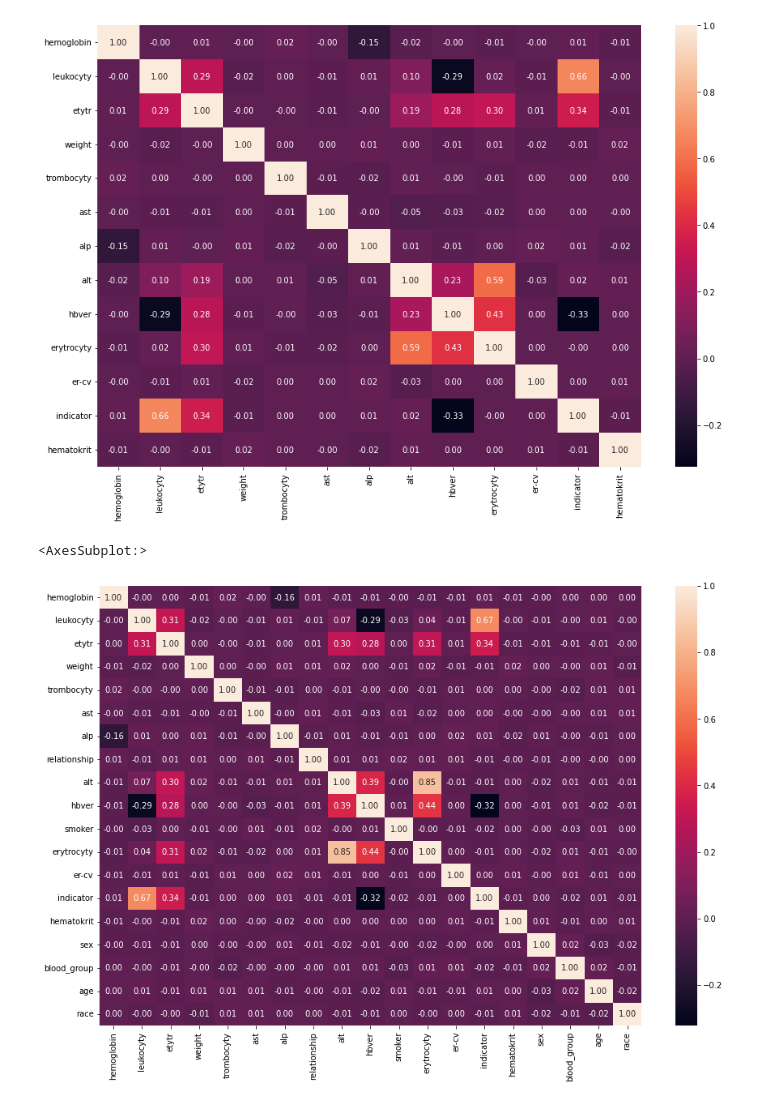
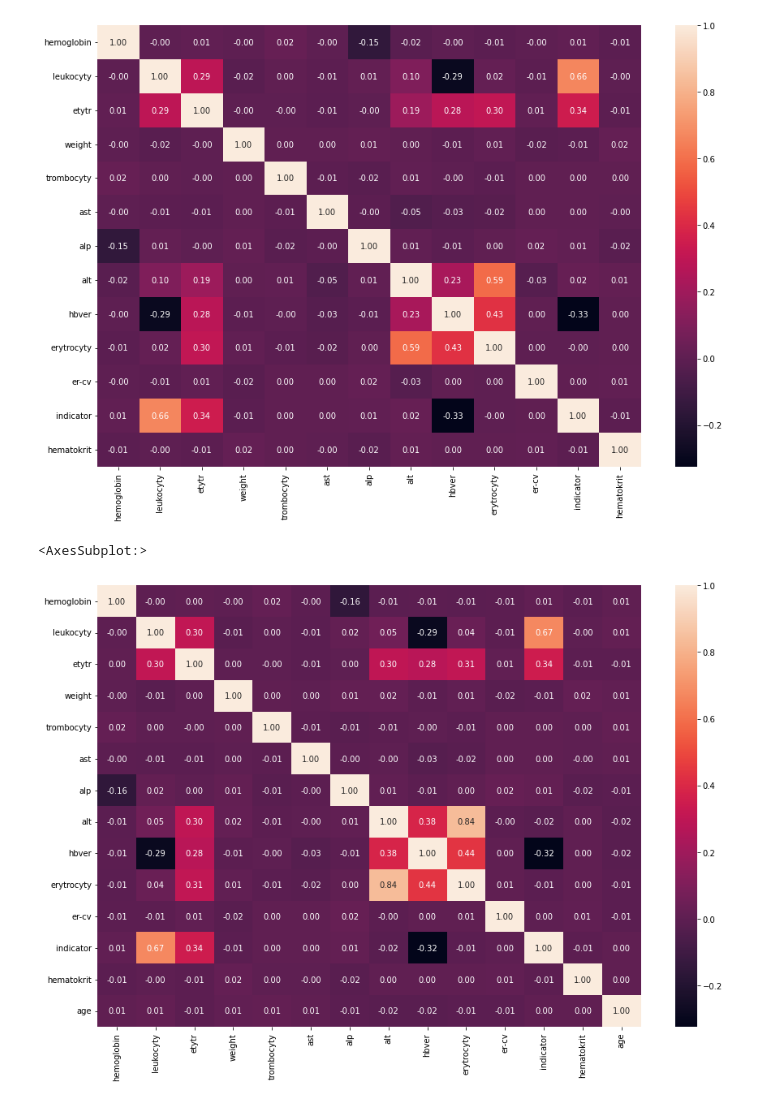
Before and after one commit to Matovic/Chronic-Lymphocytic-Leukemia, a Jupyter notebook: src/2_data_pre-processing/2-DPP.ipynb, the cells around one changed output. Saved outputs shown, nothing was run; the diff lists cells and outputs as text; code cells hidden in the pictures.

Commit message:
Update pipeline with EDA

```diff
--- a/src/2_data_pre-processing/2-DPP.ipynb
+++ b/src/2_data_pre-processing/2-DPP.ipynb
@@ -1145,0 +1278,3 @@ df_merged.head()
+# %%
+df_merged["hemoglobin"] = powerTransform(df_merged["hemoglobin"])
+df_merged["hemoglobin"].head()
@@ -1282,7 +1431,7 @@ class GetNumericalTransformer(TransformerMixin):
         :param col: col to be transformed
         :param what: dictionary, transform based on this
         :param category: change type based on this
-        :param *args: -
+        :param *args: optional
         """
         self.data = data
         self.col = col
@@ -1536,38 +1724,40 @@ pipeline_obj = Pipeline(
         ('merge', MergeTransformer(df_labor_, df_profiles_, column1 ='ssn', column2 ='name')),
         ('dropCols', DropColsTransformer(df_merged, 'Unnamed: 0_x', 'name', 'ssn', 'Unnamed: 0_y',
                                       'current_location', 'residence', 'address')),
-        ('numSex', GetNumericalTransformer(df_merged, 'sex', {"M": 0, "F": 1}, 'category')),
-        ('numBlood', GetNumericalTransformer(df_merged, 'blood_group', {
+        ('numSex', GetNumericalTransformer(df_merged_, 'sex', {"M": 0, "F": 1}, 'category')),
+        ('numBlood', GetNumericalTransformer(df_merged_, 'blood_group', {
                 "A+": 1,"A-": 2, "B+": 3, "B-": 4, "AB+": 5, "AB-": 6, "O+": 7, "O-": 8
             }, 'category')
         ),
-        ('numRepairRace', GetNumericalTransformer(df_merged, 'race', {
+        ('numRepairRace', GetNumericalTransformer(df_merged_, 'race', {
             "blsck": "Black", "black": "Black", "white": "White"})
         ),
-        ('numRace', GetNumericalTransformer(df_merged, 'race', {
+        ('numRace', GetNumericalTransformer(df_merged_, 'race', {
             "White": 1,"Black": 2, "Asian": 3, "Hawaiian": 4, "Indian": 5}, 'category')
         ),
-        ('numSmoker', GetNumericalTransformer(df_merged, 'smoker', {
+        ('numSmoker', GetNumericalTransformer(df_merged_, 'smoker', {
             "no": 0, "N": 0, "yes": 1, "Y": 1}, 'category')
         ),
         ('numAge', GetNumericalTransformer(df_merged, 'birthdate', {}, 'datetime64[ns]')),
-        ('numRelationship', GetNumericalTransformer(df_merged, 'relationship', {
+        ('numRelationship', GetNumericalTransformer(df_merged_, 'relationship', {
             "married": 1, "divoced": 2, "single": 3, "separated": 4, "nop": 5,"widowed": 6}, 'category')
         ),
-        ('Transformer_mean',FillingTransform(df_merged, "mean", "hemoglobin", "trombocyty")),
-        ('Transformer_median',FillingTransform(df_merged,"median", "er-cv", "hematokrit")),
-        ('Transformer_knn',FillingTransform(df_merged,"knn", "ast", "alp")),
-        ('Transformer_regression',FillingTransform(df_merged,"regression", "etytr", "alt")),
-        ('Transformer_ratio',RatioFillingTransformer(df_merged, "leukocyty","etytr")),
-        ('Transformer_ratio2',RatioFillingTransformer(df_merged, "erytrocyty","alt")),
-        ('Transformer_ratio3',RatioFillingTransformer(df_merged, "hbver","erytrocyty")),
-        ('Transformer_yeo', PowerTransform(df_merged, 'yeo-johnson', 'alt')),
-        ('Transformer_scal', ScalingTransform(df_merged, "Scaling", 'ast')),
-        ('Transformer_stand', ScalingTransform(df_merged, "Standard", 'alp'))
+        ('Transformer_mean',FillingTransform(df_merged_, "mean", "hemoglobin", "trombocyty")),
+        ('Transformer_median',FillingTransform(df_merged_,"median", "er-cv", "hematokrit")),
+        ('Transformer_knn',FillingTransform(df_merged_,"knn", "ast", "alp")),
+        ('Transformer_regression',FillingTransform(df_merged_,"regression", "etytr", "alt")),
+        ('Transformer_ratio',RatioFillingTransformer(df_merged_, "leukocyty","etytr")),
+        ('Transformer_ratio2',RatioFillingTransformer(df_merged_, "erytrocyty","alt")),
+        ('Transformer_ratio3',RatioFillingTransformer(df_merged_, "hbver","erytrocyty")),
+        ('OutliersTransformation', DropOutliersTransformer(df_merged_, 'leukocyty',
+                                                           'hemoglobin', 'erytrocyty', 'alt', 'alp', 'ast')),
+        ('Transformer_yeo', PowerTransform(df_merged_, 'yeo-johnson', 'alt')),
+        ('Transformer_scal', ScalingTransform(df_merged_, "Scaling", 'ast')),
+        ('Transformer_stand', ScalingTransform(df_merged_, "Standard", 'alp'))
     ]
 )
 
-df_merged_ = pipeline_obj.transform(df_merged)
+df_merged_ = pipeline_obj.transform(df_merged_)
 df_merged_
 # %% [output]
 |  | hemoglobin | leukocyty | etytr | weight | trombocyty | ast | alp | relationship | alt | hbver | ... |
@@ -1692,7 +1887,7 @@ sns.heatmap(df_backup[important_columns].corr(), fmt = ".2f", annot = True)
 [figure]
 # %%
 fig_d = plt.subplots(figsize = (15, 10))
-sns.heatmap(df_merged.corr(), fmt = ".2f", annot = True)
+sns.heatmap(df_merged_.corr(), fmt = ".2f", annot = True)
 # %% [output]
 <AxesSubplot:>
-[figure, old version]
+[figure, new version]
```
Also changed, not shown: parts of 45 cells of this notebook.
